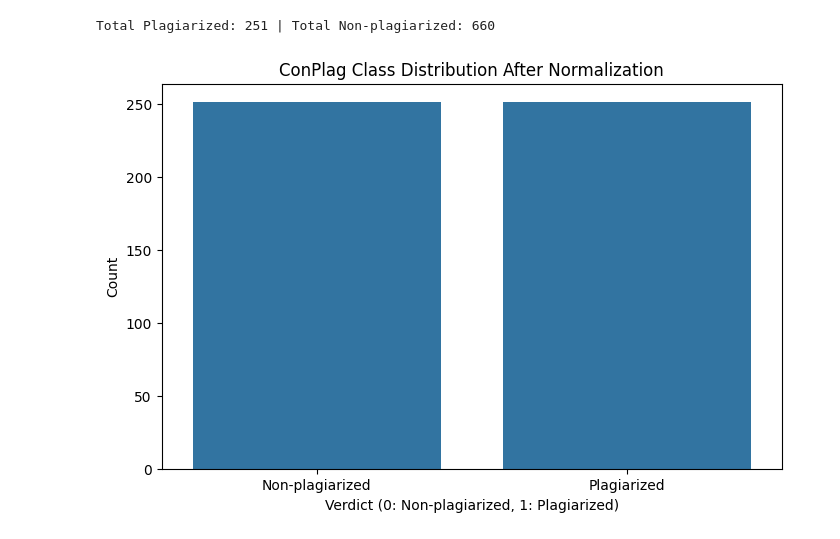
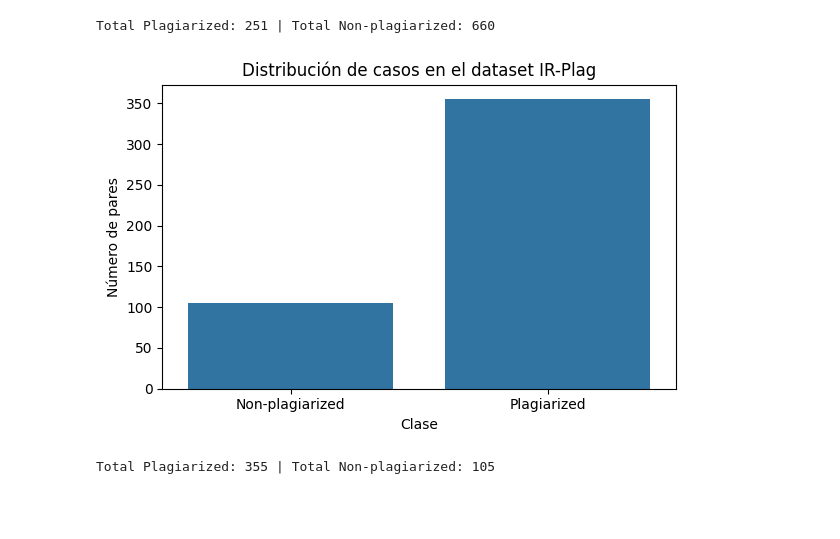
Before and after one commit to ElGonan/tc3002b-reto, a Jupyter notebook: src/project.ipynb, the cells around one changed output. Saved outputs shown, nothing was run; the diff lists cells and outputs as text; code cells hidden in the pictures; blank space fills up the shorter version.

Commit message:
dataset aumentado

```diff
--- a/src/project.ipynb
+++ b/src/project.ipynb
@@ -138,18 +184,21 @@ def normalize_counts(df):
-# %%
-# ========================================
-# El código comentado debajo es el nomralizador del dataset,
-# descomentar si desea normalizar el dataset.
-# ========================================
-
-conPlagCodes = normalize_counts(conPlagCodes)
-
-# Mostrar la distribución de clases después de la normalización
-plt.figure(figsize=(8, 5))
-sns.countplot(x='verdict', data=conPlagCodes)
-plt.title('ConPlag Class Distribution After Normalization')
-plt.xlabel('Verdict (0: Non-plagiarized, 1: Plagiarized)')
-plt.ylabel('Count')
-plt.xticks(ticks=[0, 1], labels=['Non-plagiarized', 'Plagiarized'])
-plt.show()
-# %% [output]
-[figure, removed]
+# %%
+
+def plot_distribution(df):
+    plt.figure(figsize=(6, 4))
+    sns.countplot(data=df, x='verdict')
+    plt.title('Distribución de casos en el dataset IR-Plag')
+    plt.xlabel('Clase')
+    plt.ylabel('Número de pares')
+    plt.xticks([1, 0], ['Plagiarized', 'Non-plagiarized'])
+    plt.tight_layout()
+    plt.show()
+    counts = df['verdict'].value_counts()
+    total_plag = counts.get(1, 0)
+    total_non_plag = counts.get(0, 0)
+    print(f"Total Plagiarized: {total_plag} | Total Non-plagiarized: {total_non_plag}")
+
+
+plot_distribution(irPlagCodes)
+# %% [output]
+[figure, added]
+Total Plagiarized: 355 | Total Non-plagiarized: 105
```
Also changed, not shown: parts of 6 cells of this notebook.
